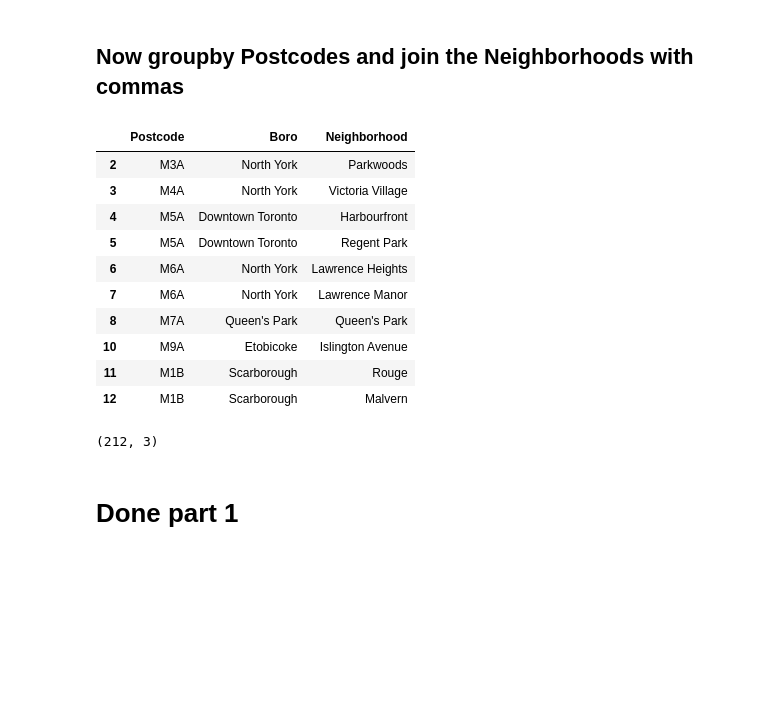
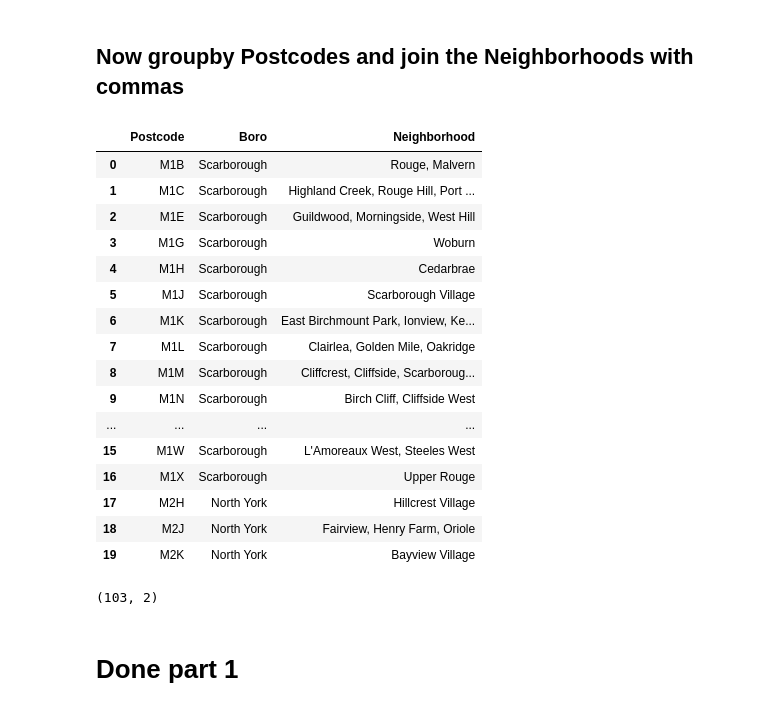
Before and after one commit to AsherMo/Coursera_Capstone, a Jupyter notebook: CAPSTONE Toronto ScrapeWiki.ipynb, the cells around one changed output. Cells and saved outputs as stored; diff of their text form; code cells hidden in the pictures; blank space fills up the shorter version.

```diff
--- a/CAPSTONE Toronto ScrapeWiki.ipynb
+++ b/CAPSTONE Toronto ScrapeWiki.ipynb
@@ -117,25 +117,31 @@ dtype: int64
 # %% [markdown]
 ## Now groupby Postcodes and join the Neighborhoods with commas
 # %%
-torontoBoro.groupby(['Postcode'])['Neighborhood'].apply(', '.join)
-toronto =  pd.DataFrame(torontoBoro)
-toronto.head(10)
+toronto = pd.DataFrame(torontoBoro.groupby(['Postcode','Boro'])['Neighborhood'].apply(', '.join))
+toronto = toronto.reset_index()
+toronto.head(20)
 # %% [output]
 |  | Postcode | Boro | Neighborhood |
-| 2 | M3A | North York | Parkwoods |
-| 3 | M4A | North York | Victoria Village |
-| 4 | M5A | Downtown Toronto | Harbourfront |
-| 5 | M5A | Downtown Toronto | Regent Park |
-| 6 | M6A | North York | Lawrence Heights |
-| 7 | M6A | North York | Lawrence Manor |
-| 8 | M7A | Queen's Park | Queen's Park |
-| 10 | M9A | Etobicoke | Islington Avenue |
-| 11 | M1B | Scarborough | Rouge |
-| 12 | M1B | Scarborough | Malvern |
+| 0 | M1B | Scarborough | Rouge, Malvern |
+| 1 | M1C | Scarborough | Highland Creek, Rouge Hill, Port ... |
+| 2 | M1E | Scarborough | Guildwood, Morningside, West Hill |
+| 3 | M1G | Scarborough | Woburn |
+| 4 | M1H | Scarborough | Cedarbrae |
+| 5 | M1J | Scarborough | Scarborough Village |
+| 6 | M1K | Scarborough | East Birchmount Park, Ionview, Ke... |
+| 7 | M1L | Scarborough | Clairlea, Golden Mile, Oakridge |
+| 8 | M1M | Scarborough | Cliffcrest, Cliffside, Scarboroug... |
+| 9 | M1N | Scarborough | Birch Cliff, Cliffside West |
+| ... | ... | ... | ... |
+| 15 | M1W | Scarborough | L'Amoreaux West, Steeles West |
+| 16 | M1X | Scarborough | Upper Rouge |
+| 17 | M2H | North York | Hillcrest Village |
+| 18 | M2J | North York | Fairview, Henry Farm, Oriole |
+| 19 | M2K | North York | Bayview Village |
 # %%
 toronto.shape
 # %% [output]
-(212, 3)
+(103, 2)
 # %% [markdown]
 # Done part 1
 # %%
```
